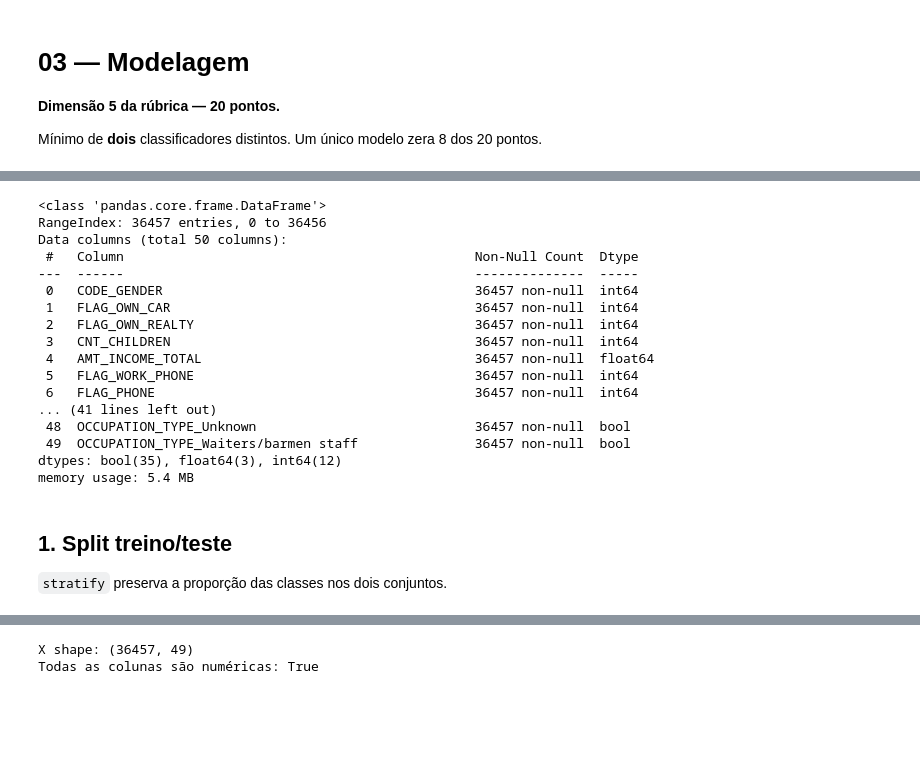
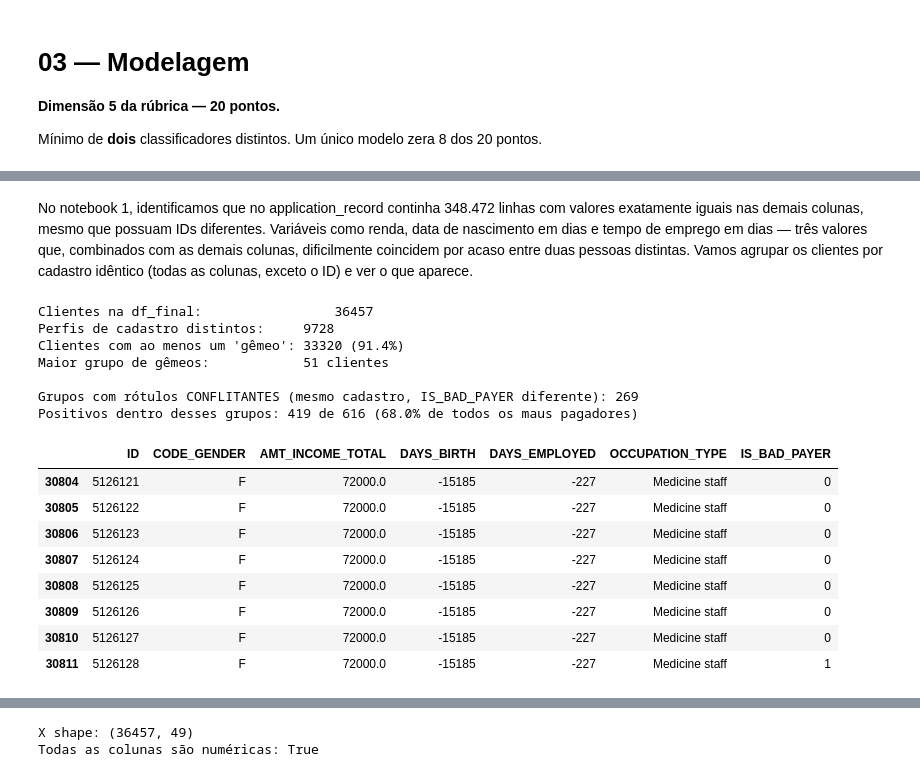
Before and after one commit to Ginkno/postech-tech-challenge-fase2-grupo1-12dtat, a Jupyter notebook: notebooks/03_modelagem.ipynb, the cells around one changed output, grey strips where cells are left out. Cells and saved outputs as stored; diff of their text form; code cells hidden in the pictures; blank space fills up the shorter version.

```diff
--- a/notebooks/03_modelagem.ipynb
+++ b/notebooks/03_modelagem.ipynb
@@ -41,25 +66,40 @@ display(df_final_encoded.head())
-# %%
-#chegar colunas existentes
-df_final_encoded.info()
-# %% [output]
-<class 'pandas.core.frame.DataFrame'>
-RangeIndex: 36457 entries, 0 to 36456
-Data columns (total 50 columns):
- #   Column                                             Non-Null Count  Dtype
----  ------                                             --------------  -----
- 0   CODE_GENDER                                        36457 non-null  int64
- 1   FLAG_OWN_CAR                                       36457 non-null  int64
- 2   FLAG_OWN_REALTY                                    36457 non-null  int64
- 3   CNT_CHILDREN                                       36457 non-null  int64
- 4   AMT_INCOME_TOTAL                                   36457 non-null  float64
- 5   FLAG_WORK_PHONE                                    36457 non-null  int64
- 6   FLAG_PHONE                                         36457 non-null  int64
-... (41 lines left out)
- 48  OCCUPATION_TYPE_Unknown                            36457 non-null  bool
- 49  OCCUPATION_TYPE_Waiters/barmen staff               36457 non-null  bool
-dtypes: bool(35), float64(3), int64(12)
-memory usage: 5.4 MB
-# %% [markdown]
-## 1. Split treino/teste
-
-`stratify` preserva a proporção das classes nos dois conjuntos.
+# %% [markdown]
+No notebook 1, identificamos que no application_record continha 348.472 linhas com valores exatamente iguais nas demais colunas, mesmo que possuam IDs diferentes. Variáveis como renda, data de nascimento em dias e tempo de emprego em dias — três valores que, combinados com as demais colunas, dificilmente coincidem por acaso entre duas pessoas distintas.
+Vamos agrupar os clientes por cadastro idêntico (todas as colunas, exceto o ID) e ver o que aparece.
+# %%
+colunas_cadastro = [c for c in df_application.columns if c != "ID"]
+df_final["grupo_perfil"] = pd.util.hash_pandas_object(df_final[colunas_cadastro].astype(str), index=False).values
+
+tamanho_grupo = df_final.groupby("grupo_perfil")["ID"].transform("size")
+print("Clientes na df_final:                ", len(df_final))
+print("Perfis de cadastro distintos:    ", df_final["grupo_perfil"].nunique())
+print("Clientes com ao menos um 'gêmeo':", int((tamanho_grupo > 1).sum()), f"({(tamanho_grupo > 1).mean():.1%})")
+print("Maior grupo de gêmeos:           ", int(tamanho_grupo.max()), "clientes")
+
+por_grupo = df_final.groupby("grupo_perfil")["IS_BAD_PAYER"].agg(["size", "sum"])
+conflitantes = por_grupo[(por_grupo["sum"] > 0) & (por_grupo["sum"] < por_grupo["size"])]
+print()
+print("Grupos com rótulos CONFLITANTES (mesmo cadastro, IS_BAD_PAYER diferente):", len(conflitantes))
+print(f"Positivos dentro desses grupos: {int(conflitantes['sum'].sum())} de {int(df_final['IS_BAD_PAYER'].sum())} "
+      f"({conflitantes['sum'].sum() / df_final['IS_BAD_PAYER'].sum():.1%} de todos os maus pagadores)")
+
+# Um exemplo concreto de grupo conflitante
+exemplo = df_final[df_final["grupo_perfil"] == conflitantes.index[0]]
+exemplo[["ID", "CODE_GENDER", "AMT_INCOME_TOTAL", "DAYS_BIRTH", "DAYS_EMPLOYED", "OCCUPATION_TYPE", "IS_BAD_PAYER"]]
+# %% [output]
+Clientes na df_final:                 36457
+Perfis de cadastro distintos:     9728
+Clientes com ao menos um 'gêmeo': 33320 (91.4%)
+Maior grupo de gêmeos:            51 clientes
+
+Grupos com rótulos CONFLITANTES (mesmo cadastro, IS_BAD_PAYER diferente): 269
+Positivos dentro desses grupos: 419 de 616 (68.0% de todos os maus pagadores)
+|  | ID | CODE_GENDER | AMT_INCOME_TOTAL | DAYS_BIRTH | DAYS_EMPLOYED | OCCUPATION_TYPE | IS_BAD_PAYER |
+| 30804 | 5126121 | F | 72000.0 | -15185 | -227 | Medicine staff | 0 |
+| 30805 | 5126122 | F | 72000.0 | -15185 | -227 | Medicine staff | 0 |
+| 30806 | 5126123 | F | 72000.0 | -15185 | -227 | Medicine staff | 0 |
+| 30807 | 5126124 | F | 72000.0 | -15185 | -227 | Medicine staff | 0 |
+| 30808 | 5126125 | F | 72000.0 | -15185 | -227 | Medicine staff | 0 |
+| 30809 | 5126126 | F | 72000.0 | -15185 | -227 | Medicine staff | 0 |
+| 30810 | 5126127 | F | 72000.0 | -15185 | -227 | Medicine staff | 0 |
+| 30811 | 5126128 | F | 72000.0 | -15185 | -227 | Medicine staff | 1 |
```
Also changed, not shown: parts of 34 cells of this notebook.
